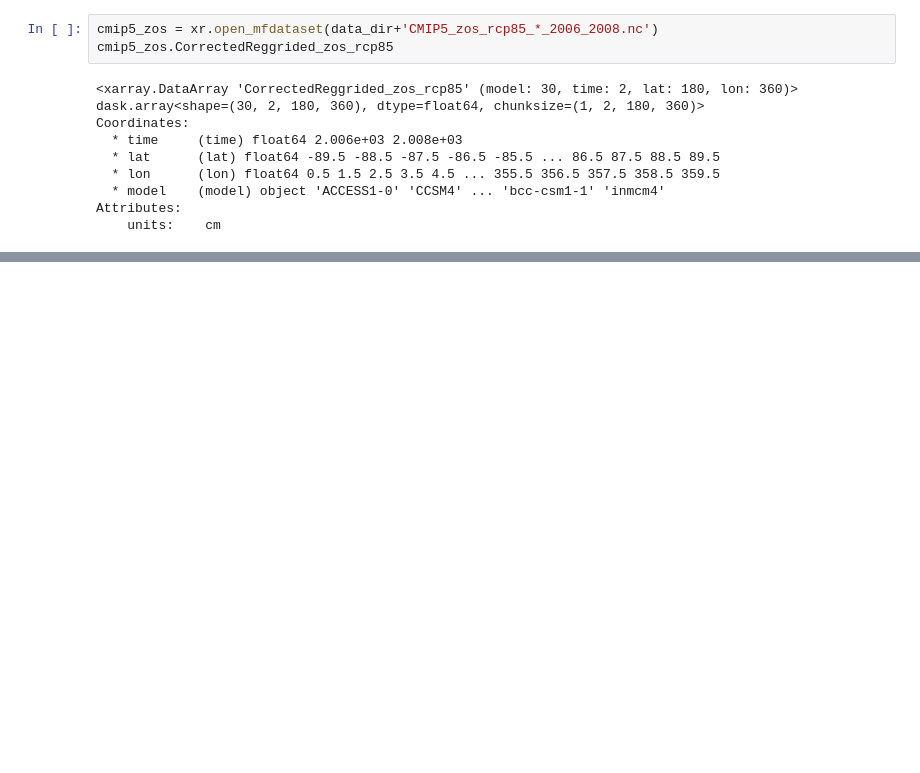
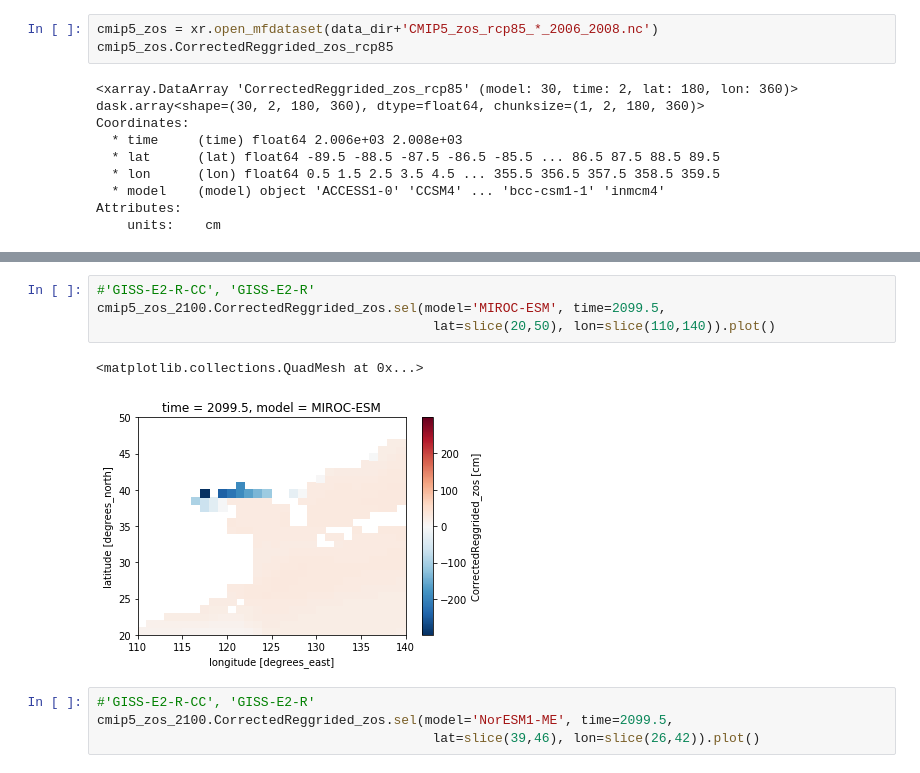
Before and after one commit to dlebars/CMIP_SeaLevel, a Jupyter notebook: notebooks/PlotZOS.ipynb, the cells around one changed output, grey strips where cells are left out. Cells and saved outputs as stored; diff of their text form; blank space fills up the shorter version.

```diff
--- a/notebooks/PlotZOS.ipynb
+++ b/notebooks/PlotZOS.ipynb
@@ -55,0 +91,11 @@ fig.tight_layout()
+# %%
+#'GISS-E2-R-CC', 'GISS-E2-R'
+cmip5_zos_2100.CorrectedReggrided_zos.sel(model='MIROC-ESM', time=2099.5,
+                                           lat=slice(20,50), lon=slice(110,140)).plot()
+# %% [output]
+<matplotlib.collections.QuadMesh at 0x...>
+[figure, added]
+# %%
+#'GISS-E2-R-CC', 'GISS-E2-R'
+cmip5_zos_2100.CorrectedReggrided_zos.sel(model='NorESM1-ME', time=2099.5,
+                                           lat=slice(39,46), lon=slice(26,42)).plot()
```
Also changed, not shown: parts of 8 cells of this notebook, 1 other file.
